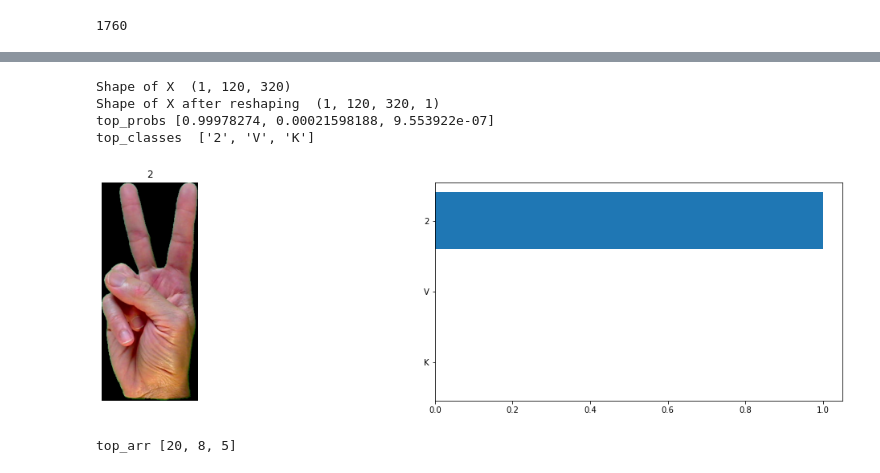
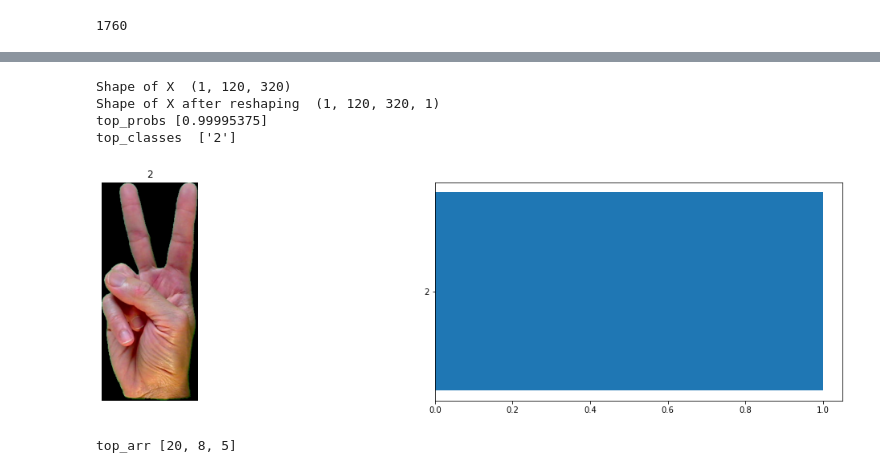
Before and after one commit to Nesrin48/HandGestureRecognition, a Jupyter notebook: HandGestureRecognition.ipynb, the cells around one changed output, grey strips where cells are left out. Cells and saved outputs as stored; diff of their text form; code cells hidden in the pictures.

```diff
--- a/HandGestureRecognition.ipynb
+++ b/HandGestureRecognition.ipynb
@@ -337,13 +337,13 @@ def display_prediction(image_path,model,cat_to_name, topk=5):
     plt.show() # montrer l'intrigue
 # %%
 ex_image = image_dir + "/hand1_2_bot_seg_3_cropped.png"
-display_prediction(ex_image,model,cat_to_name, topk=3)
+display_prediction(ex_image,model,cat_to_name, topk=1)
 # %% [output]
 Shape of X  (1, 120, 320)
 Shape of X after reshaping  (1, 120, 320, 1)
-top_probs [0.99978274, 0.00021598188, 9.553922e-07]
-top_classes  ['2', 'V', 'K']
+top_probs [0.99995375]
+top_classes  ['2']
-[figure, old version]
+[figure, new version]
 # %%
 arr = [5, 8, 2, 1, 0, 20 , 3]
 top_arr = [arr[i] for i in np.argsort(arr)[-3:]]
```
Also changed, not shown: parts of 9 cells of this notebook.
